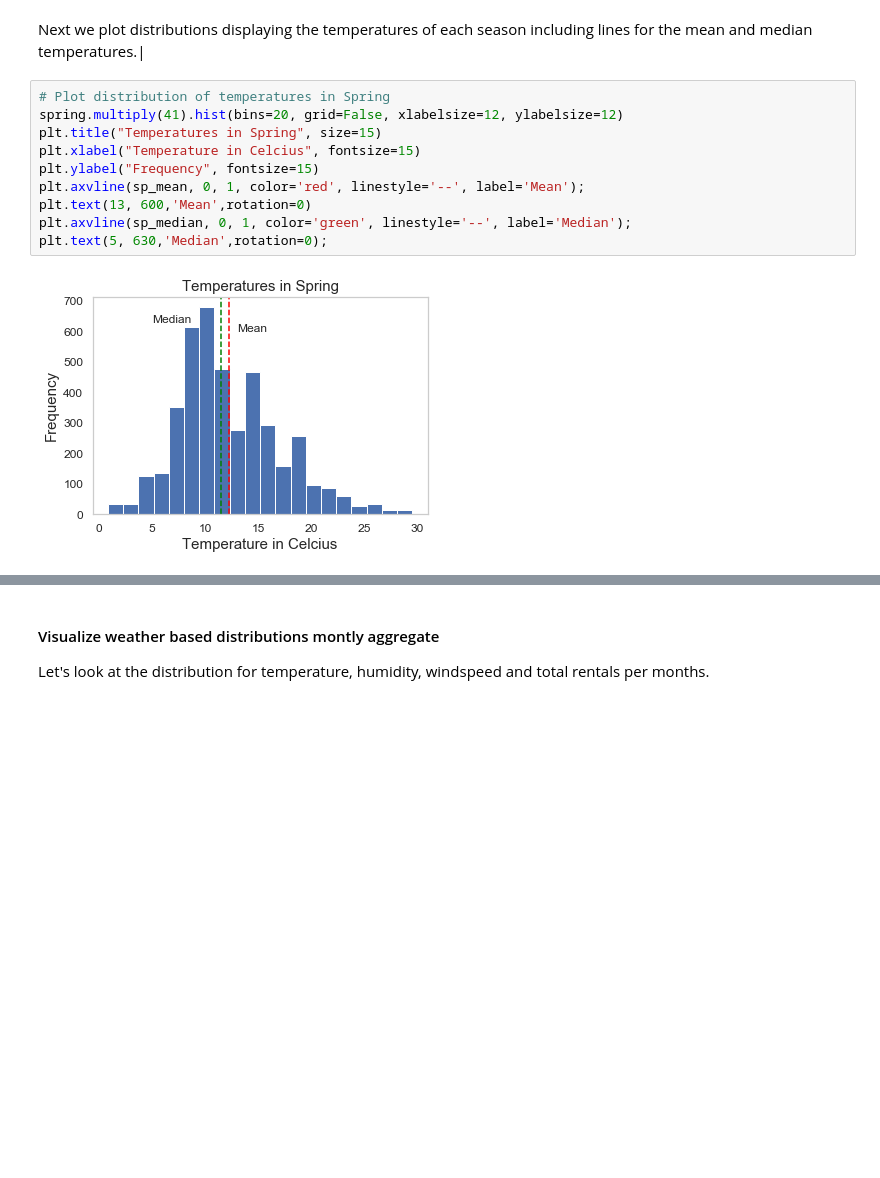
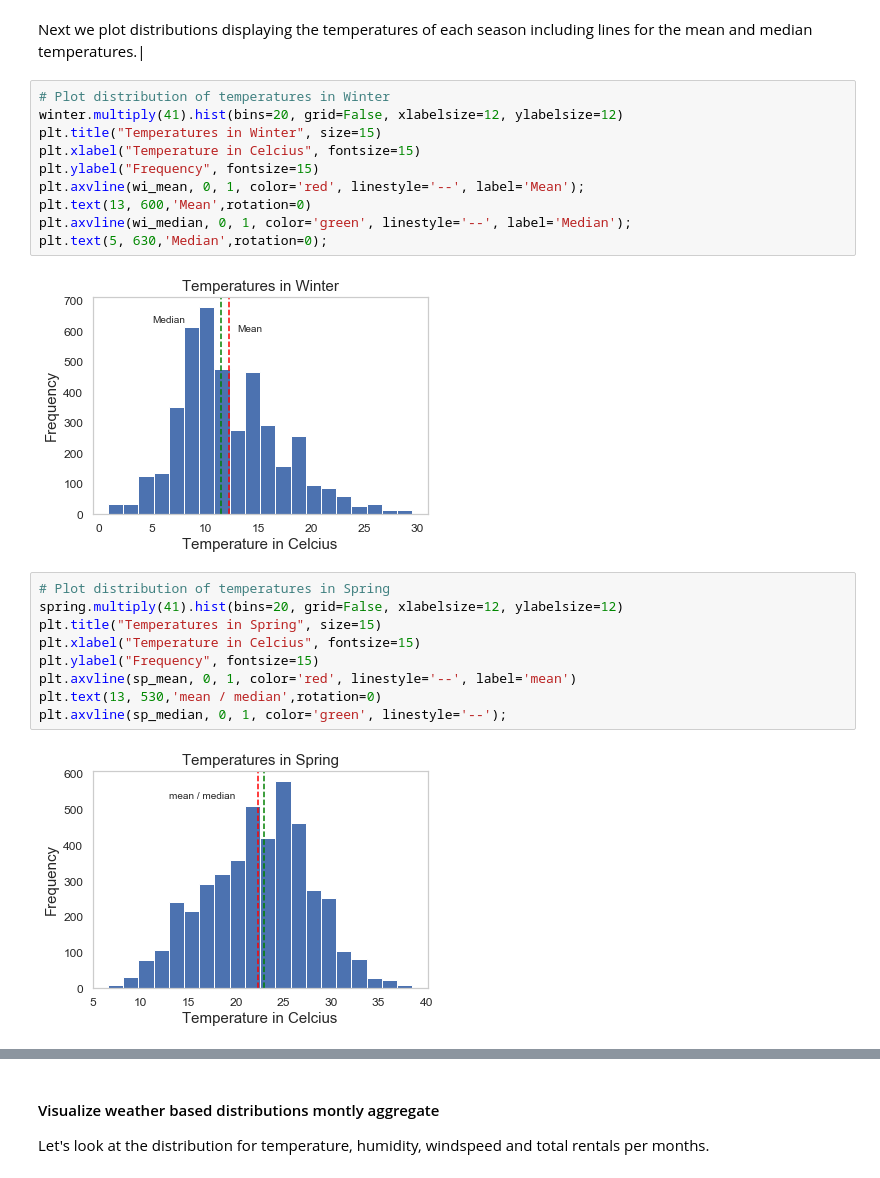
Before and after one commit to chrisjcc/DataInsight, a Jupyter notebook: examples/bike_sharing_data_challenge_ELT.ipynb, the cells around one changed output, grey strips where cells are left out. Drawn from its saved outputs; the diff is of its cells as text; blank space fills up the shorter version.

```diff
--- a/examples/bike_sharing_data_challenge_ELT.ipynb
+++ b/examples/bike_sharing_data_challenge_ELT.ipynb
@@ -359,17 +358,28 @@ Winter:
 # %% [markdown]
 Next we plot distributions displaying the temperatures of each season including lines for the mean and median temperatures.|
 # %%
-# Plot distribution of temperatures in Spring
-spring.multiply(41).hist(bins=20, grid=False, xlabelsize=12, ylabelsize=12)
-plt.title("Temperatures in Spring", size=15)
+# Plot distribution of temperatures in Winter
+winter.multiply(41).hist(bins=20, grid=False, xlabelsize=12, ylabelsize=12)
+plt.title("Temperatures in Winter", size=15)
 plt.xlabel("Temperature in Celcius", fontsize=15)
 plt.ylabel("Frequency", fontsize=15)
-plt.axvline(sp_mean, 0, 1, color='red', linestyle='--', label='Mean');
+plt.axvline(wi_mean, 0, 1, color='red', linestyle='--', label='Mean');
 plt.text(13, 600,'Mean',rotation=0)
-plt.axvline(sp_median, 0, 1, color='green', linestyle='--', label='Median');
+plt.axvline(wi_median, 0, 1, color='green', linestyle='--', label='Median');
 plt.text(5, 630,'Median',rotation=0);
 # %% [output]
-[figure, old version]
+[figure, new version]
+# %%
+# Plot distribution of temperatures in Spring
+spring.multiply(41).hist(bins=20, grid=False, xlabelsize=12, ylabelsize=12)
+plt.title("Temperatures in Spring", size=15)
+plt.xlabel("Temperature in Celcius", fontsize=15)
+plt.ylabel("Frequency", fontsize=15)
+plt.axvline(sp_mean, 0, 1, color='red', linestyle='--', label='mean')
+plt.text(13, 530,'mean / median',rotation=0)
+plt.axvline(sp_median, 0, 1, color='green', linestyle='--');
+# %% [output]
+[figure, added]
 # %%
 # Plot distribution of temperatures in Summer
 summer.multiply(41).hist(bins=20, grid=False, xlabelsize=12, ylabelsize=12)
```
Also changed, not shown: parts of 19 cells of this notebook, 1 other file.
